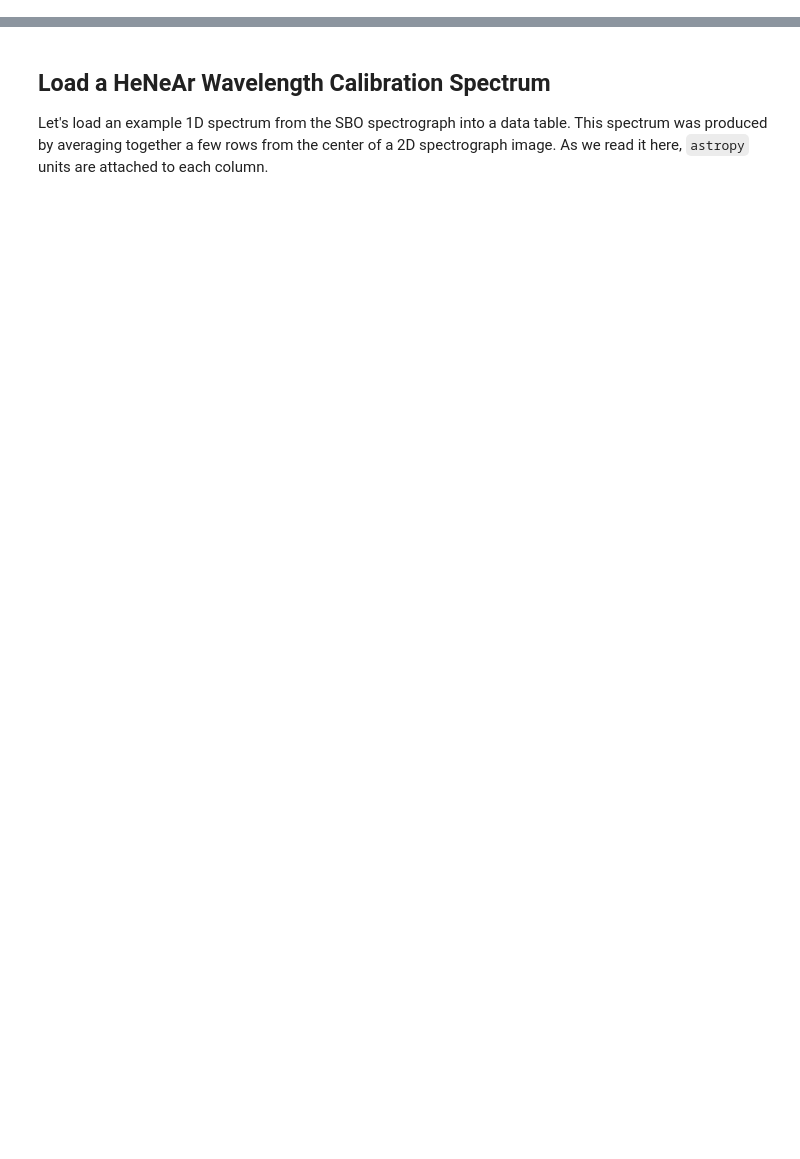
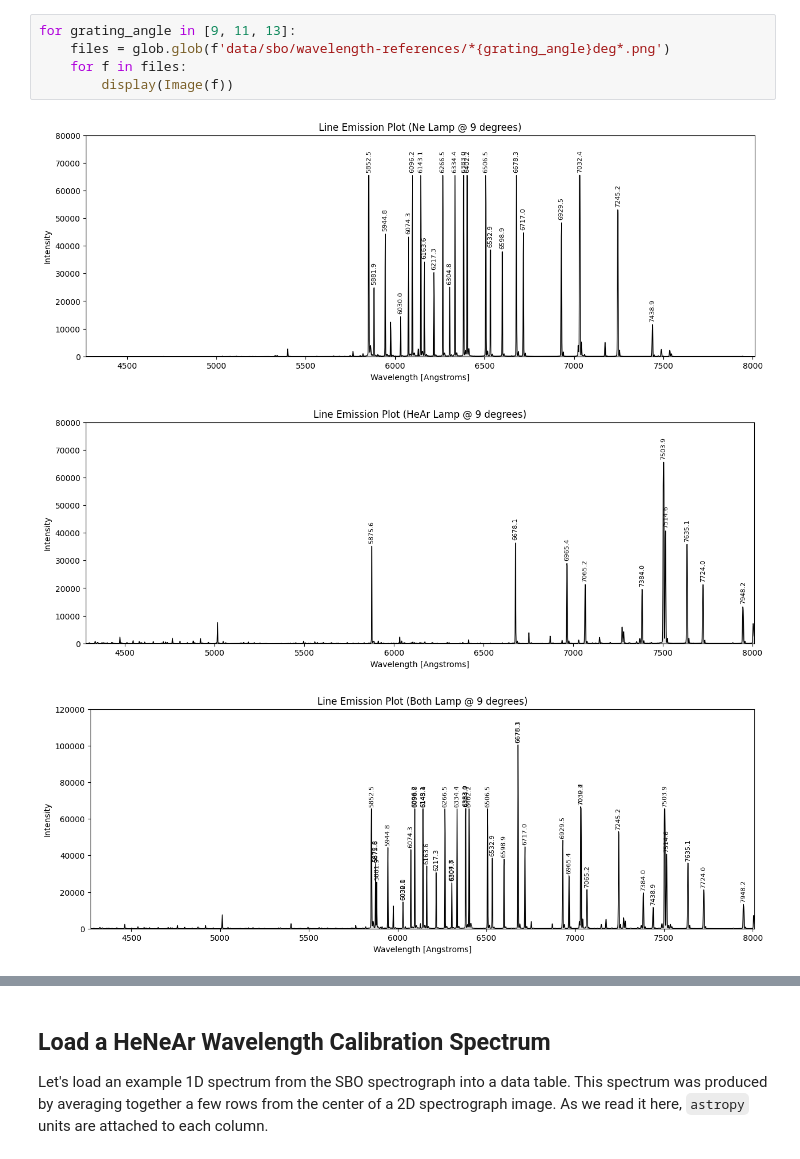
Before and after one commit to zkbt/astr3520-handbook, a Jupyter notebook: wavelength.ipynb, the cells around one changed output, grey strips where cells are left out. Drawn from its saved outputs; the diff is of its cells as text; blank space fills up the shorter version.

```diff
--- a/wavelength.ipynb
+++ b/wavelength.ipynb
@@ -14,0 +40,9 @@ quantity_support();
+# %%
+for grating_angle in [9, 11, 13]:
+    files = glob.glob(f'data/sbo/wavelength-references/*{grating_angle}deg*.png')
+    for f in files:
+        display(Image(f))
+# %% [output]
+[figure, added]
+[figure, added]
+[figure, added]
```
Also changed, not shown: parts of 48 cells of this notebook, 17 other files.
